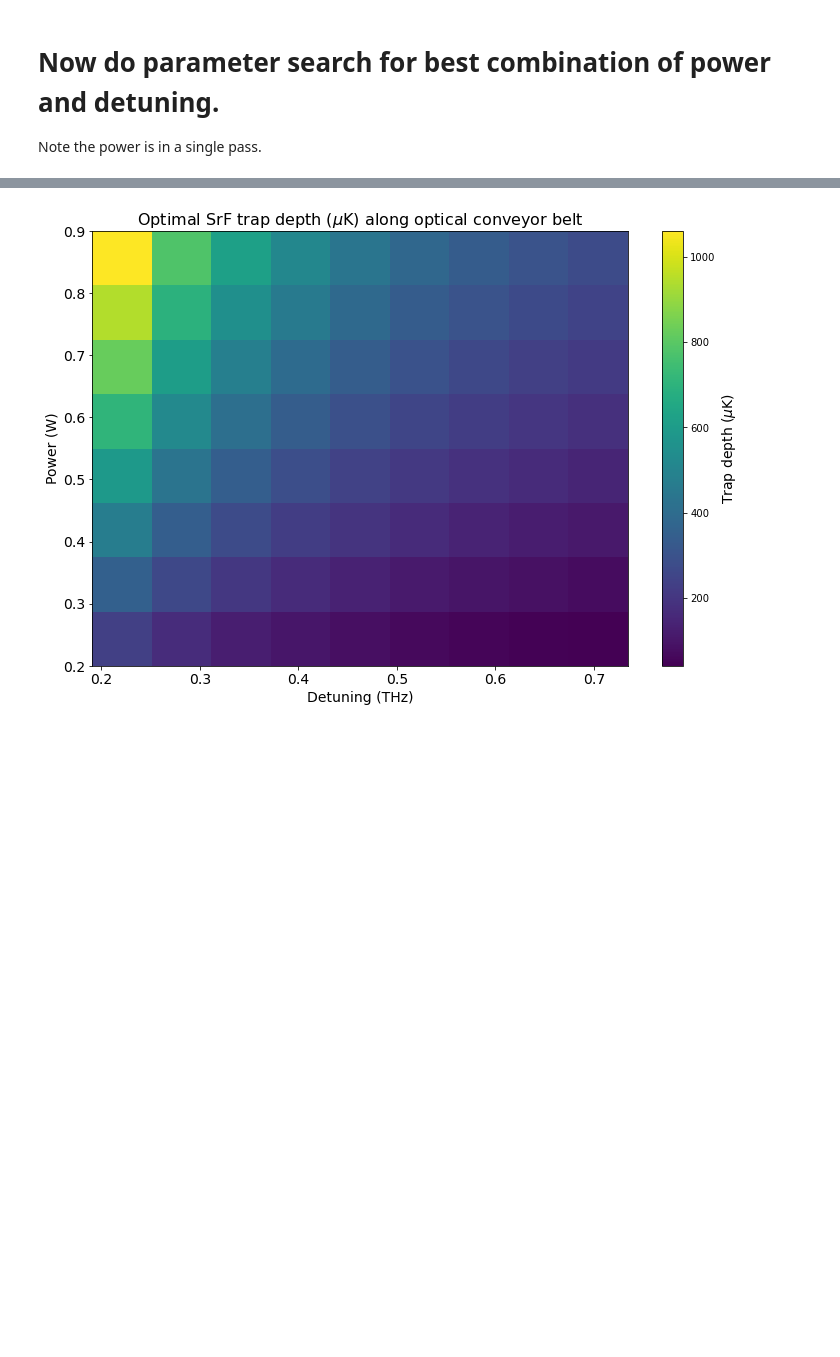
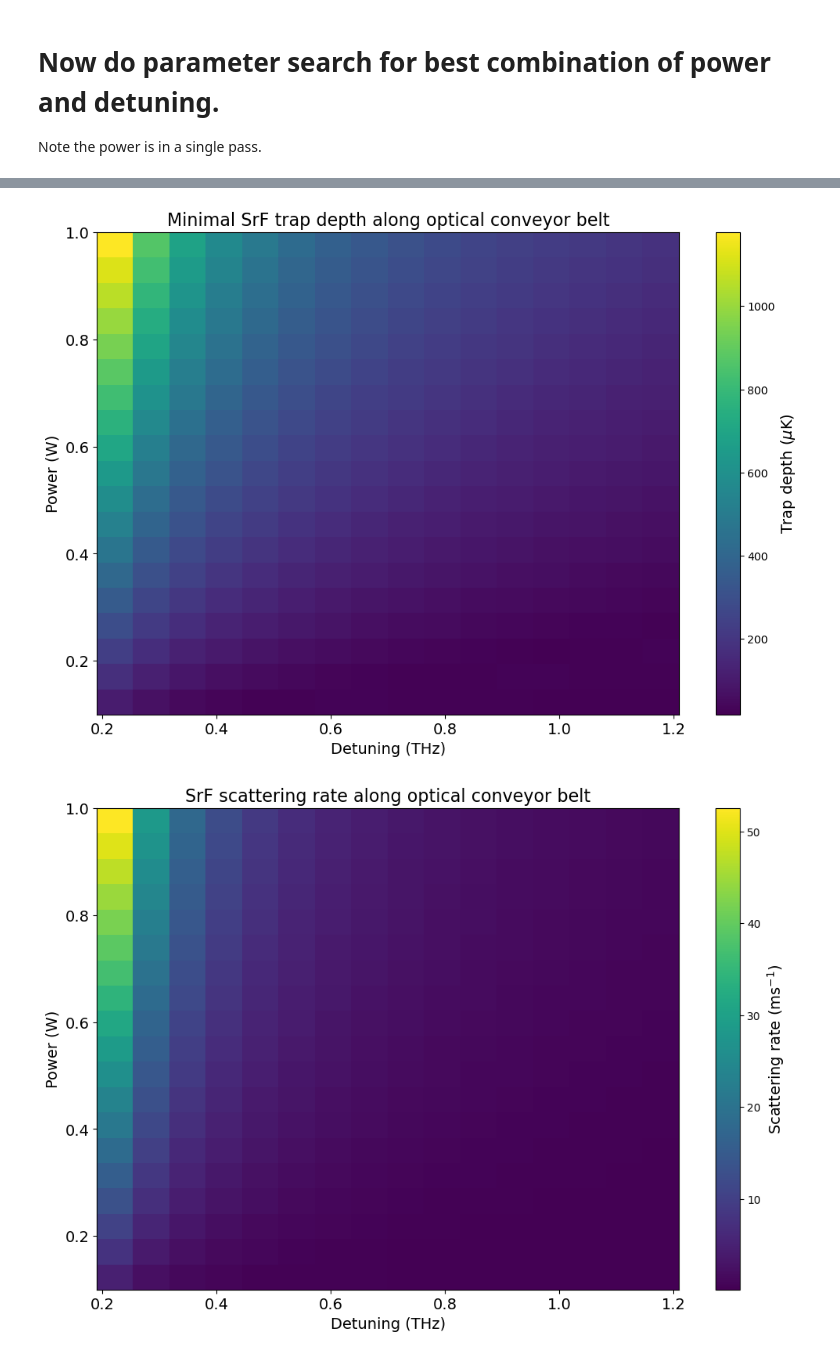
Before and after one commit to geoffrey-zheng/SrF-Calcs, a Jupyter notebook: Optical-Transport/SrFTransportLatestWithScattering.ipynb, the cells around one changed output, grey strips where cells are left out. Saved outputs shown, nothing was run; the diff lists cells and outputs as text; code cells hidden in the pictures; blank space fills up the shorter version.

Commit message:
updated scattering and heating rate

```diff
--- a/Optical-Transport/SrFTransportLatestWithScattering.ipynb
+++ b/Optical-Transport/SrFTransportLatestWithScattering.ipynb
@@ -362,11 +362,11 @@ Optima coordinates: (w₀ = 163.2 µm, x₀ = 4.21 cm)
 Note the power is in a single pass.
 # %%
 start_wavelen_scan = 663.6e-9 # 190 GHz detuning
-end_wavelen_scan = 664.5e-9 # 1.14 THz detuning
+end_wavelen_scan = 665.1e-9 # 1.14 THz detuning
 wavelen_scan_increment = 0.1e-9# go in 0.1 nm increments
 lams = np.arange(start_wavelen_scan, end_wavelen_scan, wavelen_scan_increment)
 detunings = resonance_freq - c/lams # in Hz
-Ps = np.arange(0.2, 1, 0.1) # trap light power in W
+Ps = np.arange(0.1, 1.05, 0.05) # trap light power in W
 
 num_grid_pts = 10 # this seems good enough resolution for heat map of (xs, ws) to get reasonable estimate of optimal trap depth
 best_trap_depths = np.empty((len(detunings), len(Ps)))
@@ -407,7 +407,7 @@ for a in range(len(lams)):
         optimal_x0 = x0s[max_coords[1]] * 1e2  # Convert to cm
         optimal_w0 = w0s[max_coords[0]] * 1e6  # Convert to µm
         best_trap_depths[a][b] = max_value
-        scattering_rates[a][b] = (gamma_SrF/2*np.pi) * (max_value * k * 1e-6) / (hbar*2*np.pi*detunings[a])*(c/lams[a]/resonance_freq)**3
+        scattering_rates[a][b] = gamma_SrF * (max_value * k * 1e-6) / (hbar*2*np.pi*detunings[a])*(c/lams[a]/resonance_freq)**3
         best_w0s[a][b] = optimal_w0
         best_x0s[a][b] = optimal_x0
         print(f'Optimum temperature: {max_value:.0f} µK')
@@ -436,24 +434,25 @@ KeyboardInterrupt:
 # %%
 #plot result from above
 
 plt.figure(figsize=(12, 8))
 plt.imshow(np.transpose(best_trap_depths), extent=[detunings[0]/1e12, detunings[-1]/1e12, Ps[0], Ps[-1]], origin='lower', aspect='auto')
 plt.colorbar().set_label('Trap depth ($\mu$K)', fontsize=14)
 plt.xlabel('Detuning (THz)', fontsize=14)
 plt.ylabel('Power (W)', fontsize=14)
-plt.title('Optimal SrF trap depth ($\mu$K) along optical conveyor belt', fontsize=16)
+plt.title('Minimal SrF trap depth along optical conveyor belt', fontsize=16)
 plt.xticks(fontsize=14)
 plt.yticks(fontsize=14)
 plt.show()
 
 plt.figure(figsize=(12, 8))
-plt.imshow(np.transpose(scattering_rates), extent=[detunings[0]/1e12, detunings[-1]/1e12, Ps[0], Ps[-1]], origin='lower', aspect='auto')
-plt.colorbar().set_label('Scattering rate (s$^{-1}$)', fontsize=14)
+plt.imshow(np.transpose(scattering_rates/1e3), extent=[detunings[0]/1e12, detunings[-1]/1e12, Ps[0], Ps[-1]], origin='lower', aspect='auto')
+plt.colorbar().set_label('Scattering rate (ms$^{-1}$)', fontsize=14)
 plt.xlabel('Detuning (THz)', fontsize=14)
 plt.ylabel('Power (W)', fontsize=14)
-plt.title('SrF scattering rate (s$^{-1}$) along optical conveyor belt', fontsize=16)
+plt.title('SrF scattering rate along optical conveyor belt', fontsize=16)
 plt.xticks(fontsize=14)
 plt.yticks(fontsize=14)
 plt.show()
 # %% [output]
-[figure, old version]
+[figure, new version]
+[figure, added]
```
Also changed, not shown: parts of 7 cells of this notebook.
